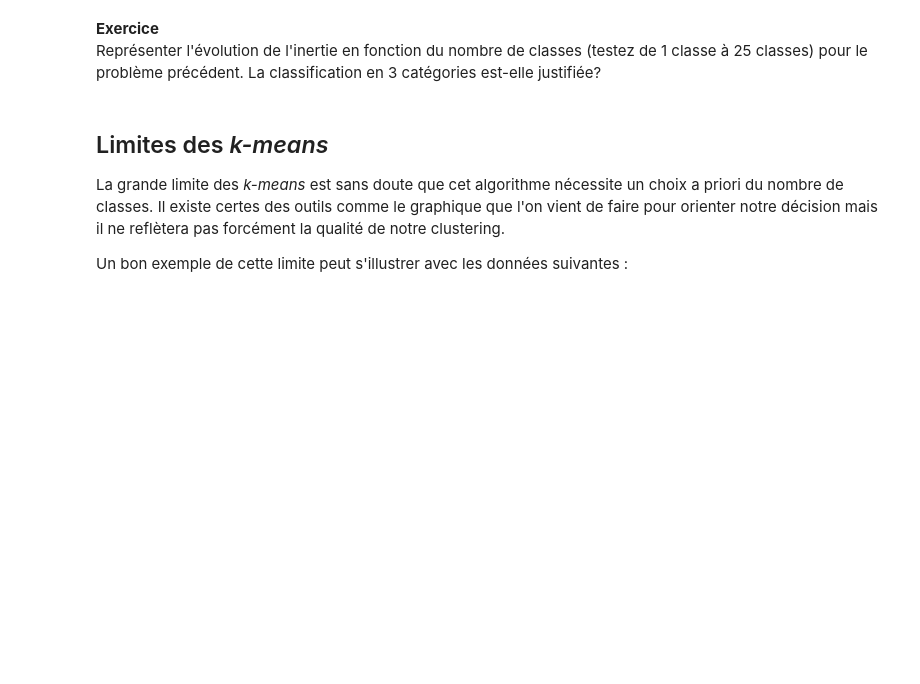
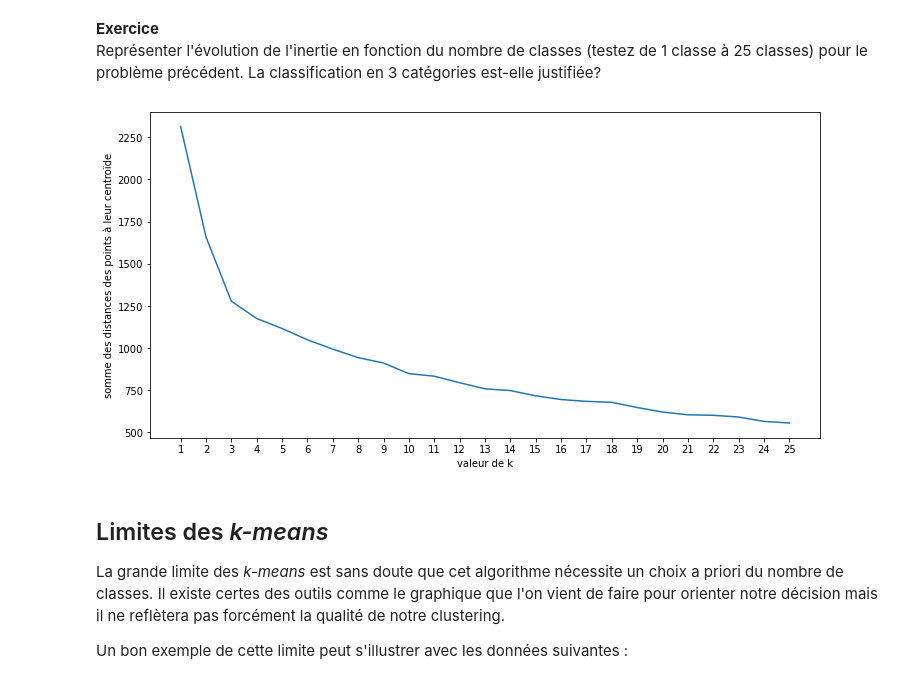
Before and after one commit to louiskuhn/IA-P2-Euskadi, a Jupyter notebook: Ressources/Machine Learning/Clustering/Kmeans et DBSCAN/kmeans_dbscan.ipynb, the cells around one changed output. Cells and saved outputs as stored; diff of their text form; code cells hidden in the pictures; blank space fills up the shorter version.

```diff
--- a/Ressources/Machine Learning/Clustering/Kmeans et DBSCAN/kmeans_dbscan.ipynb
+++ b/Ressources/Machine Learning/Clustering/Kmeans et DBSCAN/kmeans_dbscan.ipynb
@@ -32,6 +79,18 @@ Un outil indispensable pour mener une analyse en k-means est l'évolution de la
 # %% [markdown]
 __Exercice__
 Représenter l'évolution de l'inertie en fonction du nombre de classes (testez de 1 classe à 25 classes) pour le problème précédent. La classification en 3 catégories est-elle justifiée?
+# %%
+sommes_distances = [KMeans(n_clusters=k).fit(X_sc).inertia_ for k in range(1,26)]
+# %%
+# affichage
+import matplotlib.pyplot as plt
+plt.figure(figsize=(12,6))
+plt.plot(range(1,26), sommes_distances)
+plt.xlabel("valeur de k")
+plt.ylabel("somme des distances des points à leur centroïde")
+plt.xticks(range(1,26));
+# %% [output]
+[figure, added]
 # %% [markdown]
 ## Limites des *k-means*
 
```
Also changed, not shown: parts of 11 cells of this notebook, 3 other files.
